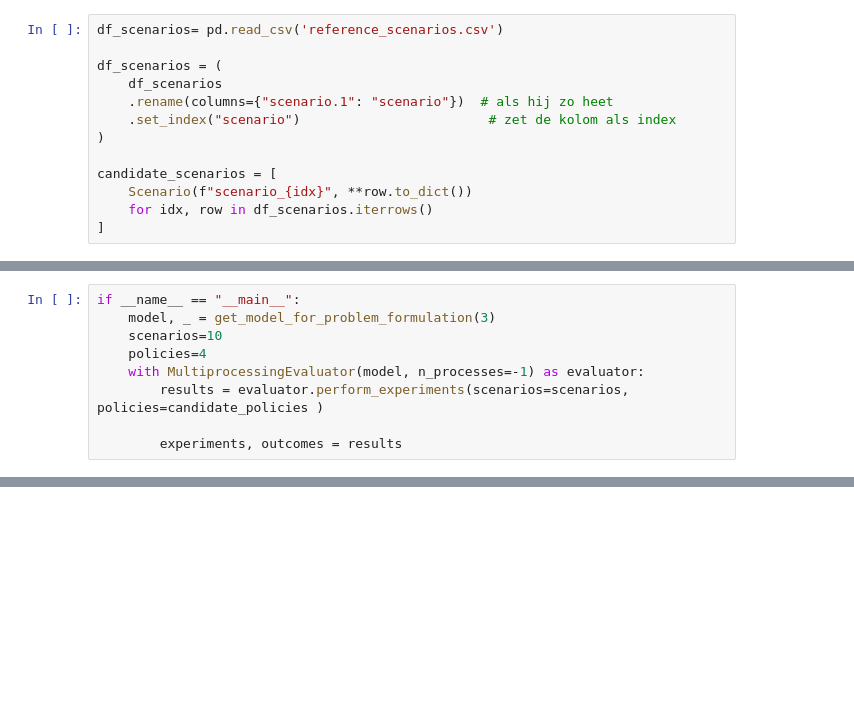
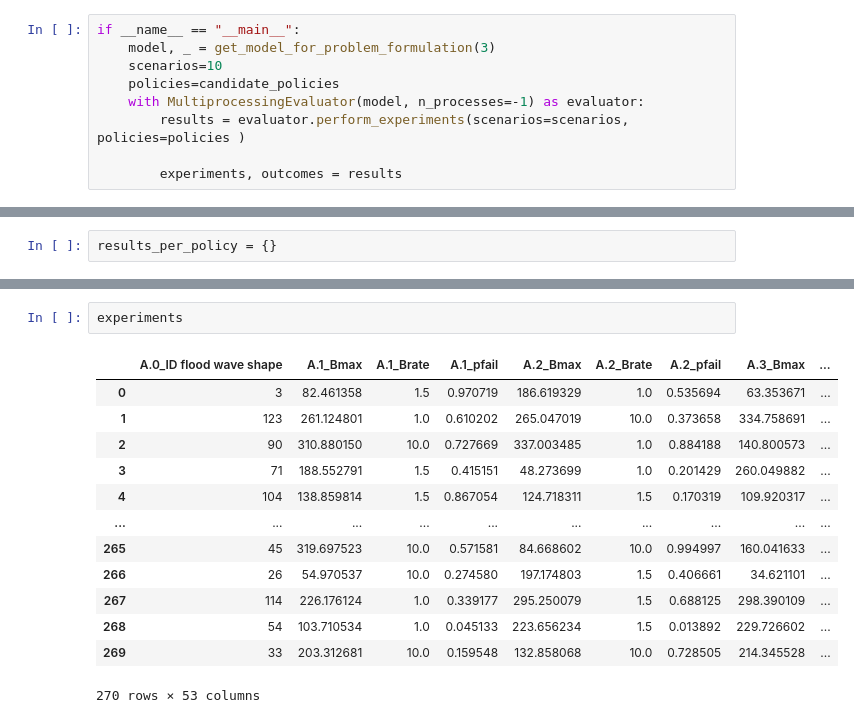
Before and after one commit to jmcbeelen/EPA141A, a Jupyter notebook: final assignment/Robustness check.ipynb, the cells around one changed output, grey strips where cells are left out. Drawn from its saved outputs; the diff is of its cells as text; blank space fills up the shorter version.

```diff
--- a/final assignment/Robustness check.ipynb
+++ b/final assignment/Robustness check.ipynb
@@ -43,13 +42,9 @@ from ema_workbench import ScalarOutcome
 # %%
-df_scenarios= pd.read_csv('reference_scenarios.csv')
+if __name__ == "__main__":
+    model, _ = get_model_for_problem_formulation(3)
+    scenarios=10
+    policies=candidate_policies
+    with MultiprocessingEvaluator(model, n_processes=-1) as evaluator:
+        results = evaluator.perform_experiments(scenarios=scenarios, policies=policies )
 
-df_scenarios = (
-    df_scenarios
-    .rename(columns={"scenario.1": "scenario"})  # als hij zo heet
-    .set_index("scenario")                        # zet de kolom als index
-)
-
-candidate_scenarios = [
-    Scenario(f"scenario_{idx}", **row.to_dict())
-    for idx, row in df_scenarios.iterrows()
-]
+        experiments, outcomes = results
@@ -66,9 +57,2 @@ candidate_policies = [
 # %%
-if __name__ == "__main__":
-    model, _ = get_model_for_problem_formulation(3)
-    scenarios=10
-    policies=4
-    with MultiprocessingEvaluator(model, n_processes=-1) as evaluator:
-        results = evaluator.perform_experiments(scenarios=scenarios, policies=candidate_policies )
-
-        experiments, outcomes = results
+results_per_policy = {}
@@ -75 +76,17 @@ if __name__ == "__main__":
+# %%
+experiments
+# %% [output]
+|  | A.0_ID flood wave shape | A.1_Bmax | A.1_Brate | A.1_pfail | A.2_Bmax | A.2_Brate | A.2_pfail | A.3_Bmax | ... |
+| 0 | 3 | 82.461358 | 1.5 | 0.970719 | 186.619329 | 1.0 | 0.535694 | 63.353671 | ... |
+| 1 | 123 | 261.124801 | 1.0 | 0.610202 | 265.047019 | 10.0 | 0.373658 | 334.758691 | ... |
+| 2 | 90 | 310.880150 | 10.0 | 0.727669 | 337.003485 | 1.0 | 0.884188 | 140.800573 | ... |
+| 3 | 71 | 188.552791 | 1.5 | 0.415151 | 48.273699 | 1.0 | 0.201429 | 260.049882 | ... |
+| 4 | 104 | 138.859814 | 1.5 | 0.867054 | 124.718311 | 1.5 | 0.170319 | 109.920317 | ... |
+| ... | ... | ... | ... | ... | ... | ... | ... | ... | ... |
+| 265 | 45 | 319.697523 | 10.0 | 0.571581 | 84.668602 | 10.0 | 0.994997 | 160.041633 | ... |
+| 266 | 26 | 54.970537 | 10.0 | 0.274580 | 197.174803 | 1.5 | 0.406661 | 34.621101 | ... |
+| 267 | 114 | 226.176124 | 1.0 | 0.339177 | 295.250079 | 1.5 | 0.688125 | 298.390109 | ... |
+| 268 | 54 | 103.710534 | 1.0 | 0.045133 | 223.656234 | 1.5 | 0.013892 | 229.726602 | ... |
+| 269 | 33 | 203.312681 | 10.0 | 0.159548 | 132.858068 | 10.0 | 0.728505 | 214.345528 | ... |
+270 rows × 53 columns
 # %%
```
Also changed, not shown: parts of 14 cells of this notebook, 1 other file.
